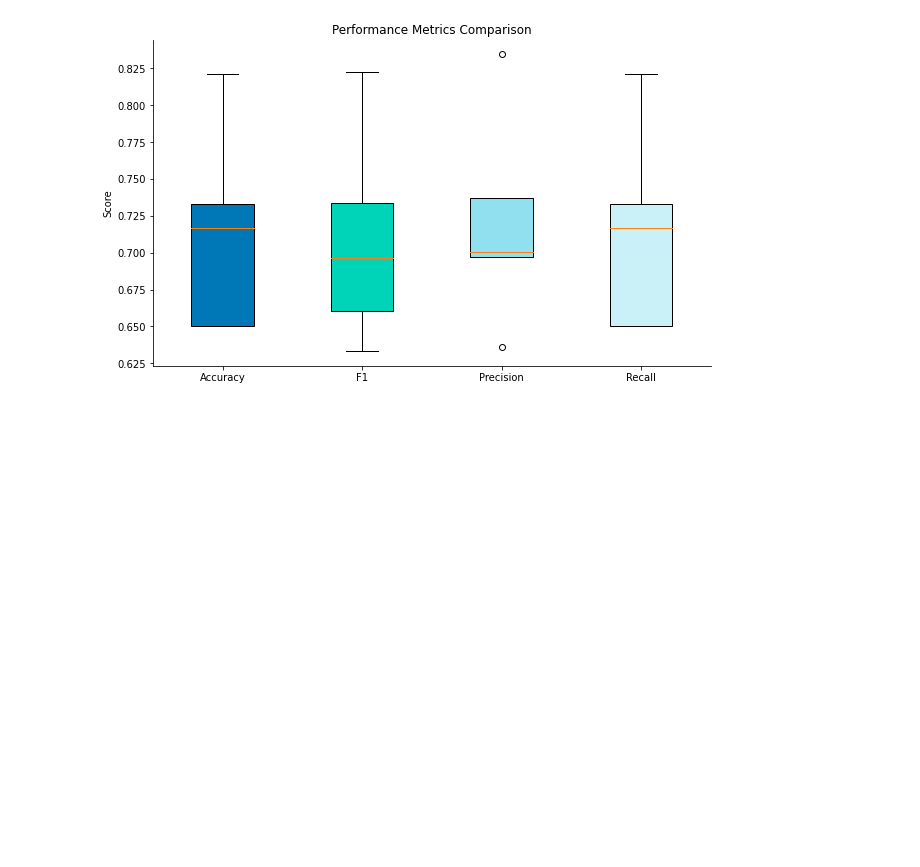
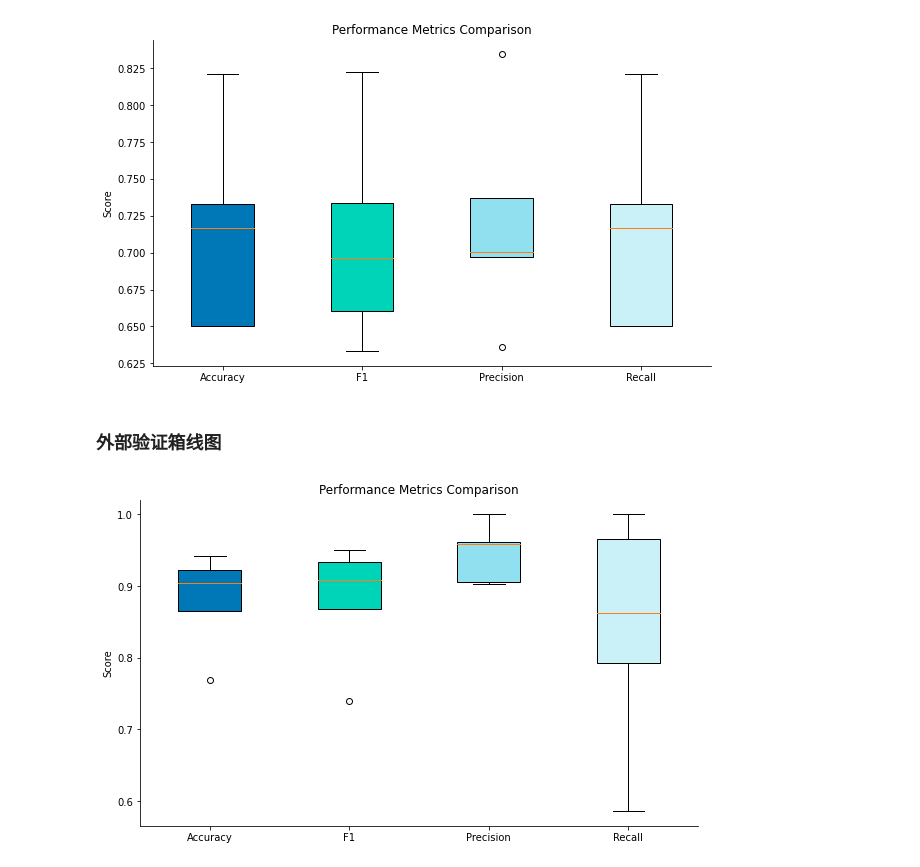
Before and after one commit to Noirombre/result, a Jupyter notebook: boxplot.ipynb, the cells around one changed output. Saved outputs shown, nothing was run; the diff lists cells and outputs as text; code cells hidden in the pictures; blank space fills up the shorter version.

```diff
--- a/boxplot.ipynb
+++ b/boxplot.ipynb
@@ -80,3 +80,44 @@ plt.gca().spines['top'].set_visible(False)
 plt.show()
 # %% [output]
 [figure]
+# %% [markdown]
+### 外部验证箱线图
+# %%
+import pandas as pd
+import matplotlib.pyplot as plt
+
+# 从Excel文件加载数据
+df = pd.read_excel(r'C:\Users\ynn\Desktop\result\yanzheng2.xlsx')
+
+# 提取每个指标的数据列
+acc = df['acc']
+f1 = df['f1']
+precision = df['precision']
+recall = df['recall']
+
+# 设置颜色
+box_colors = ['#0077B6', '#00D4B8', '#90E0EF','#CAF0F8']
+
+# 绘制箱线图
+plt.figure(figsize=(10, 6))
+
+# 使用patch_artist=True来启用填充色
+boxes = plt.boxplot([acc, f1, precision, recall],
+                    labels=['Accuracy', 'F1', 'Precision', 'Recall'],
+                    patch_artist=True)
+
+# 为每个箱子设置颜色
+for box, color in zip(boxes['boxes'], box_colors):
+    box.set_facecolor(color)
+
+# 设置其他绘图属性
+plt.title('Performance Metrics Comparison')
+plt.ylabel('Score')
+plt.grid(False)
+# 去掉右侧和上边的框线
+plt.gca().spines['right'].set_visible(False)
+plt.gca().spines['top'].set_visible(False)
+# plt.ylim(0)
+plt.show()
+# %% [output]
+[figure, added]
```
Also changed, not shown: 2 other files.
